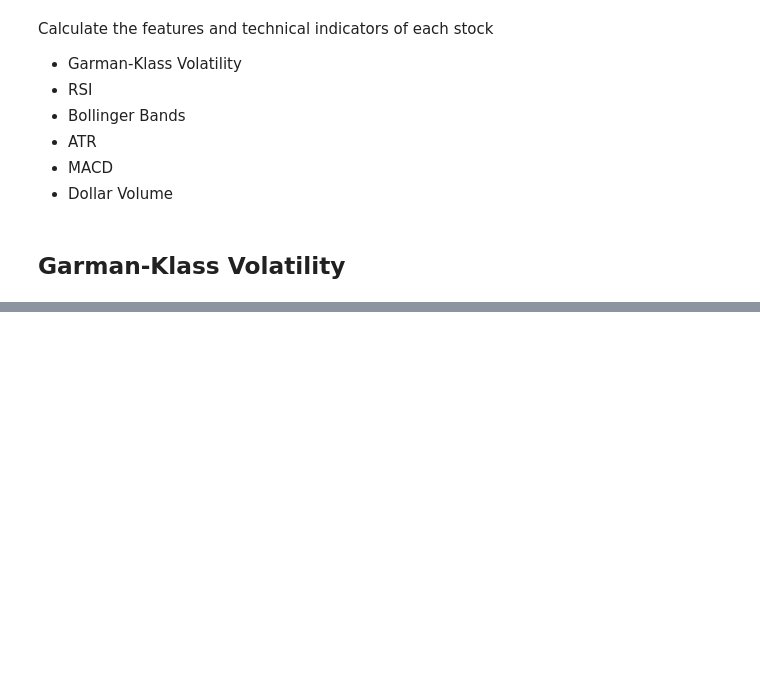
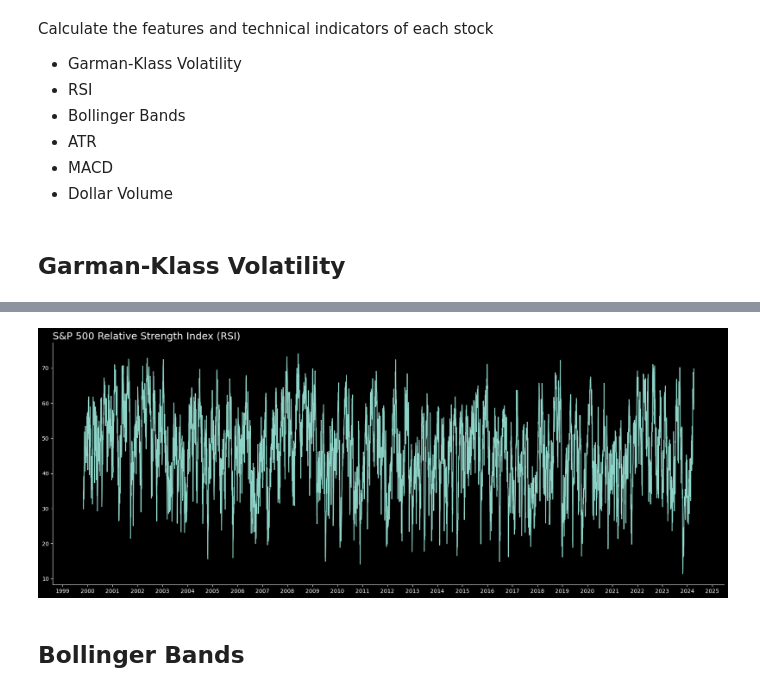
Before and after one commit to a-elgohary/algorithmic_trading, a Jupyter notebook: algorithmic_trading.ipynb, the cells around one changed output, grey strips where cells are left out. Drawn from its saved outputs; the diff is of its cells as text; code cells hidden in the pictures; blank space fills up the shorter version.

```diff
--- a/algorithmic_trading.ipynb
+++ b/algorithmic_trading.ipynb
@@ -243,0 +272,27 @@ memory usage: 336.9+ KB
+# %%
+# Calculate RSI
+df_spy['rsi'] = ta.rsi(close=df_spy['close'], length=14)
+
+# Plot garman_klass volatility
+plt.style.use('dark_background')
+plt.figure(figsize=(22, 8))
+plt.plot(df_spy.index, df_spy['rsi'])
+
+# Set the x-axis ticks to years
+ax = plt.gca()
+ax.xaxis.set_major_locator(mdates.YearLocator())
+ax.xaxis.set_major_formatter(mdates.DateFormatter('%Y'))
+
+# Set title
+plt.title('S&P 500 Relative Strength Index (RSI)',
+          loc='left',
+          fontsize=18
+          )
+
+
+sns.despine()
+plt.show();
+# %% [output]
+[figure, added]
+# %% [markdown]
+## Bollinger Bands
```
Also changed, not shown: parts of 12 cells of this notebook.
